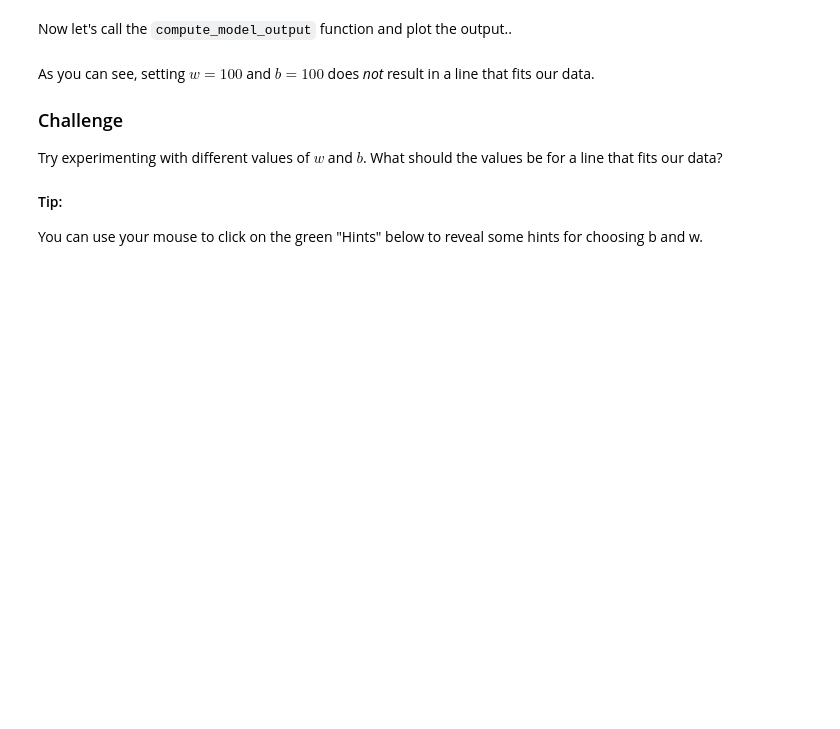
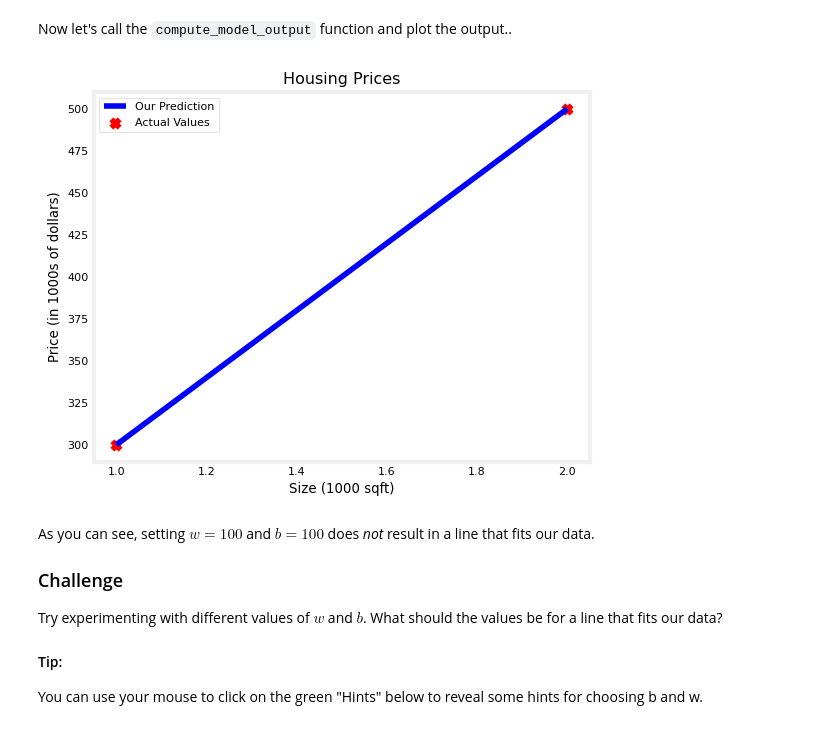
Before and after one commit to Sighery/andrew-ng-machine-learning, a Jupyter notebook: 1_supervised_machine_learning/week_1/Lab02_Model_Representation_Soln.ipynb, the cells around one changed output. Cells and saved outputs as stored; diff of their text form; code cells hidden in the pictures; blank space fills up the shorter version.

```diff
--- a/1_supervised_machine_learning/week_1/Lab02_Model_Representation_Soln.ipynb
+++ b/1_supervised_machine_learning/week_1/Lab02_Model_Representation_Soln.ipynb
@@ -79,8 +87,9 @@ You will use (x$^{(i)}$, y$^{(i)}$) to denote the $i^{th}$ training example. Sin
 To access a value in a Numpy array, one indexes the array with the desired offset. For example the syntax to access location zero of `x_train` is `x_train[0]`.
 Run the next code block below to get the $i^{th}$ training example.
 # %%
-i = 0 # Change this to 1 to see (x^1, y^1)
+#i = 0 # Change this to 1 to see (x^1, y^1)
 
-x_i = x_train[i]
-y_i = y_train[i]
-print(f"(x^({i}), y^({i})) = ({x_i}, {y_i})")
+for i in range(len(x_train)):
+    x_i = x_train[i]
+    y_i = y_train[i]
+    print(f"(x^({i}), y^({i})) = ({x_i}, {y_i})")
@@ -147,22 +164,24 @@ def compute_model_output(x, w, b):
 # %% [markdown]
 Now let's call the `compute_model_output` function and plot the output..
 # %%
-tmp_f_wb = compute_model_output(x_train, w, b,)
+tmp_f_wb = compute_model_output(x_train, 200, 100)
 
 # Plot our model prediction
 plt.plot(x_train, tmp_f_wb, c='b',label='Our Prediction')
 
 # Plot the data points
 plt.scatter(x_train, y_train, marker='x', c='r',label='Actual Values')
 
 # Set the title
 plt.title("Housing Prices")
 # Set the y-axis label
 plt.ylabel('Price (in 1000s of dollars)')
 # Set the x-axis label
 plt.xlabel('Size (1000 sqft)')
 plt.legend()
 plt.show()
+# %% [output]
+[figure, added]
 # %% [markdown]
 As you can see, setting $w = 100$ and $b = 100$ does *not* result in a line that fits our data.
 
```
Also changed, not shown: parts of 6 cells of this notebook.
